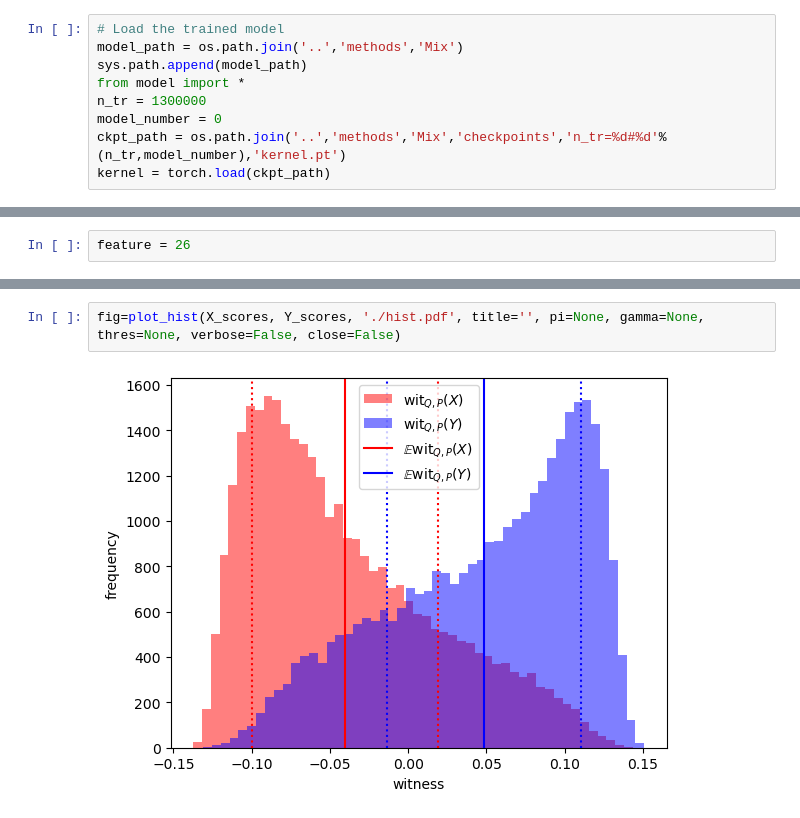
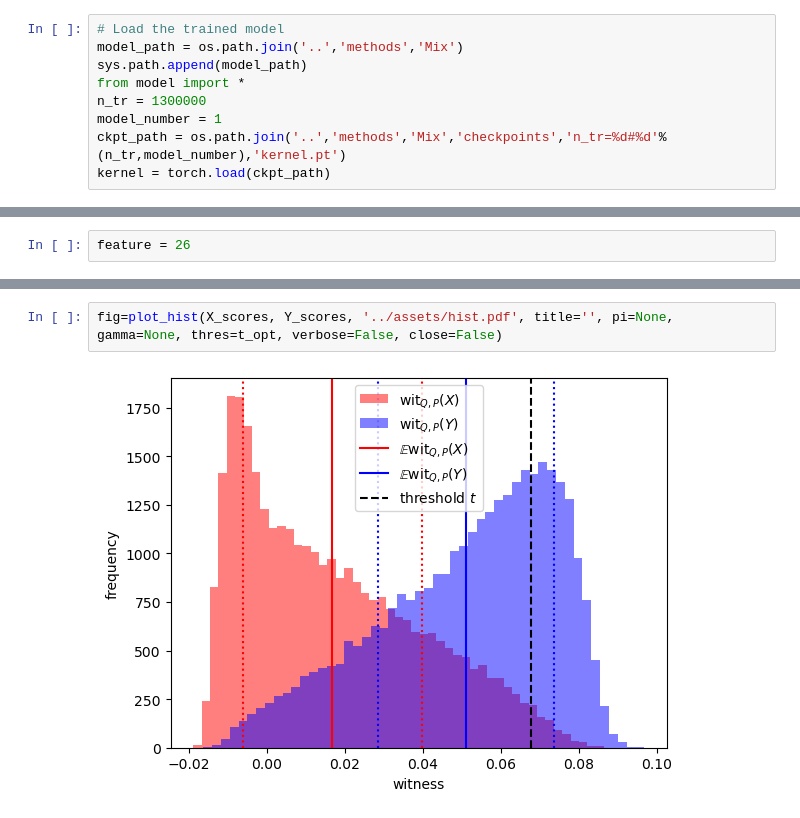
Before and after one commit to Sr-11/LFI, a Jupyter notebook: experiments/bin_plot_invariant_mass.ipynb, the cells around one changed output, grey strips where cells are left out. Drawn from its saved outputs; the diff is of its cells as text.

```diff
--- a/experiments/bin_plot_invariant_mass.ipynb
+++ b/experiments/bin_plot_invariant_mass.ipynb
@@ -69,7 +69,7 @@ model_path = os.path.join('..','methods','Mix')
 sys.path.append(model_path)
 from model import *
 n_tr = 1300000
-model_number = 0
+model_number = 1
 ckpt_path = os.path.join('..','methods','Mix','checkpoints','n_tr=%d#%d'%(n_tr,model_number),'kernel.pt')
 kernel = torch.load(ckpt_path)
 # %% [markdown]
@@ -119,4 +119,4 @@ plt.savefig(os.path.join('..','assets', 'm_wbb.pdf'), dpi=300)
 # %%
-fig=plot_hist(X_scores, Y_scores, './hist.pdf', title='', pi=None, gamma=None, thres=None, verbose=False, close=False)
+fig=plot_hist(X_scores, Y_scores, '../assets/hist.pdf', title='', pi=None, gamma=None, thres=t_opt, verbose=False, close=False)
 # %% [output]
-[figure, old version]
+[figure, new version]
```
Also changed, not shown: parts of 2 cells of this notebook, 14 other files.
